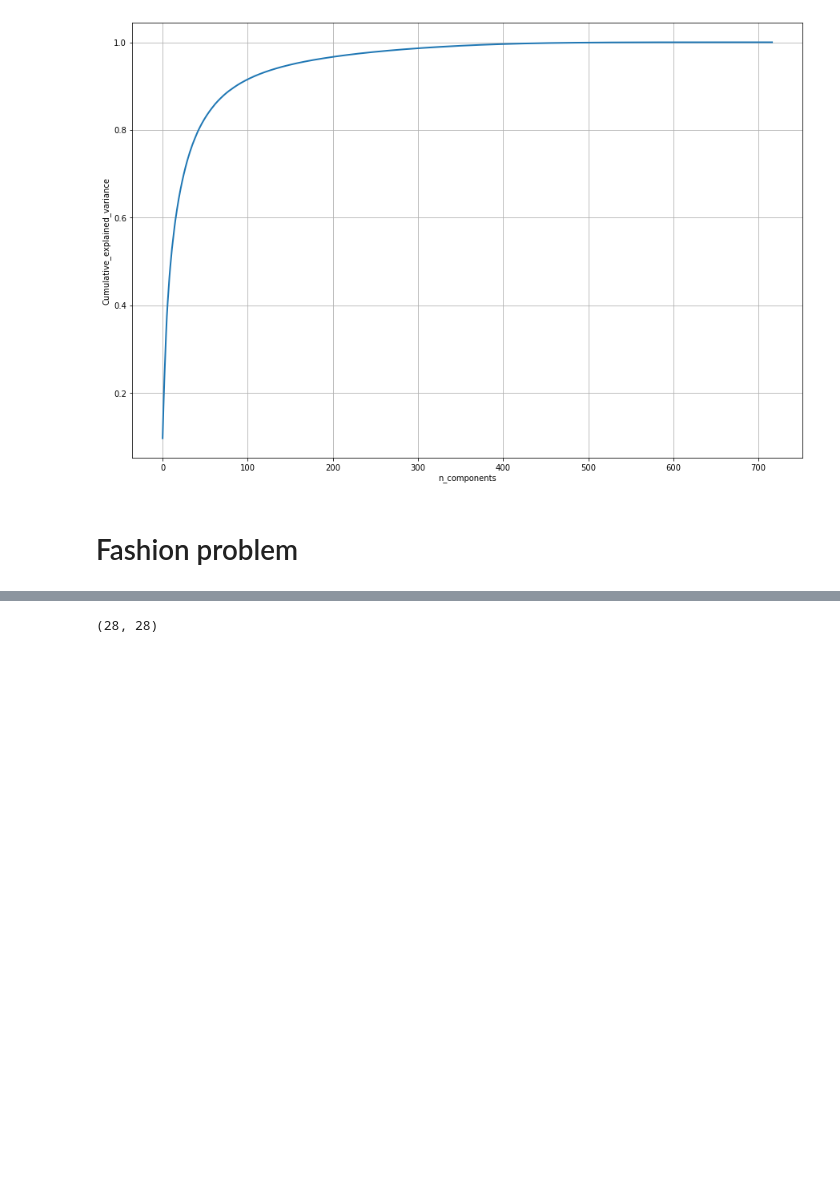
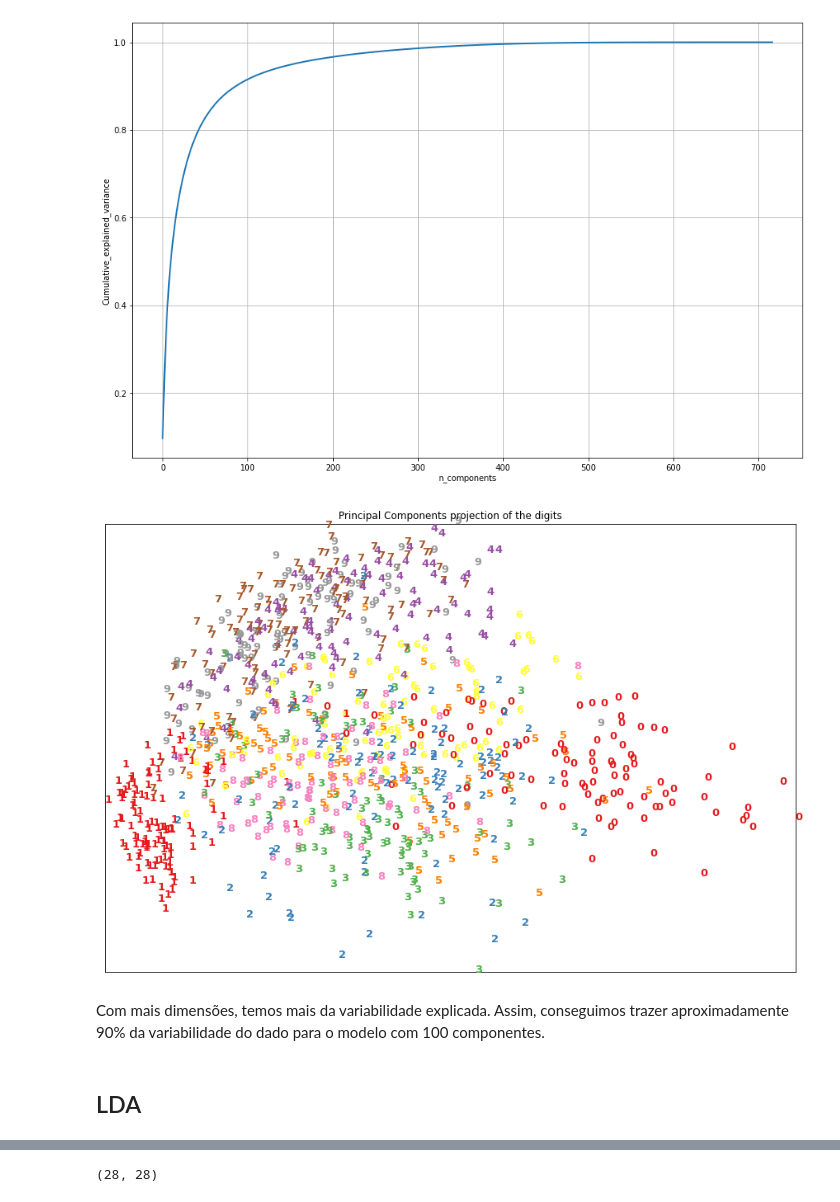
Before and after one commit to dimassores/ml-basics, a Jupyter notebook: 03-image-classification/Image Classification.ipynb, the cells around one changed output, grey strips where cells are left out. Drawn from its saved outputs; the diff is of its cells as text; code cells hidden in the pictures; blank space fills up the shorter version.

```diff
--- a/03-image-classification/Image Classification.ipynb
+++ b/03-image-classification/Image Classification.ipynb
@@ -196,8 +201,8 @@ Importante notar: Existem colunas que são correlacionadas e também existem col
 # df.iloc[0] -> primeiro valor de cada coluna
 # df != do primeiro valor de cada coluna? por coluna
 # .any() -> algum deles é diferente do primeiro valor de cada coluna?
-
-df_without_constant_columns = df.loc[:, (df != df.iloc[0]).any()]
+bool_indicator = (df != df.iloc[0]).any()
+df_without_constant_columns = df.loc[:, bool_indicator]
 # %%
 corr = df_without_constant_columns.corr()
 # %%
@@ -249,5 +258,13 @@ plt.ylabel('Cumulative_explained_variance')
 plt.show()
 # %% [output]
 [figure]
-# %% [markdown]
-# Fashion problem
+# %%
+y = y_train_mnist[0:1000]
+plot_2d_embedding(pca_data[0:1000], y,
+               "Principal Components projection of the digits", size = 13)
+# %% [output]
+[figure, added]
+# %% [markdown]
+Com mais dimensões, temos mais da variabilidade explicada. Assim, conseguimos trazer aproximadamente 90% da variabilidade do dado para o modelo com 100 componentes.
+# %% [markdown]
+## LDA
```
Also changed, not shown: parts of 25 cells of this notebook, 1 other file.
